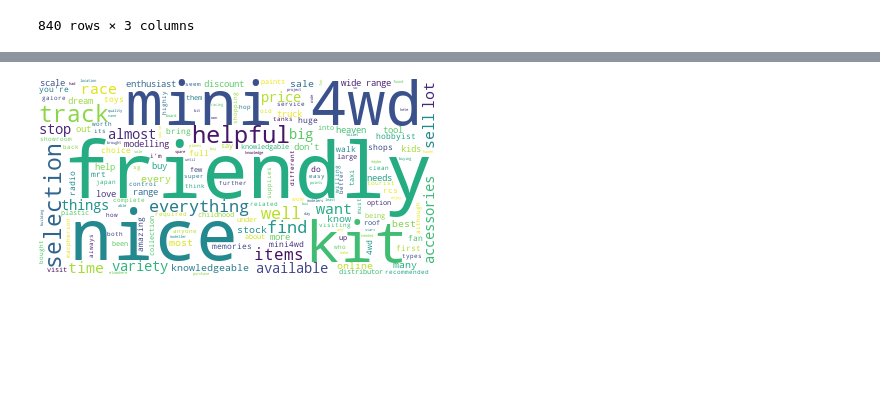
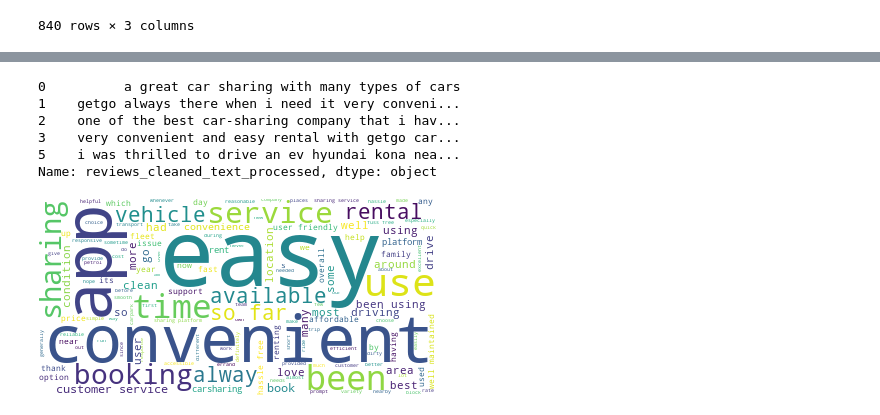
Before and after one commit to thejustinn/CarPricePrediction, a Jupyter notebook: Sentiment & Topic Modelling/Topic Modelling/Google Reviews Topic Modelling.ipynb, the cells around one changed output, grey strips where cells are left out. Saved outputs shown, nothing was run; the diff lists cells and outputs as text; code cells hidden in the pictures; blank space fills up the shorter version.

```diff
--- a/Sentiment & Topic Modelling/Topic Modelling/Google Reviews Topic Modelling.ipynb
+++ b/Sentiment & Topic Modelling/Topic Modelling/Google Reviews Topic Modelling.ipynb
@@ -135,26 +134,33 @@ import re
 
 # Remove punctuation
 reviews_cleaned['reviews_cleaned_text_processed'] = \
-reviews_cleaned['reviewBody'].map(lambda x: re.sub('[,\.!?]', '', x))
+reviews_cleaned['Review Text'].map(lambda x: re.sub('[,\.!?]', '', x))
 # Convert the titles to lowercase
 reviews_cleaned['reviews_cleaned_text_processed'] = \
 reviews_cleaned['reviews_cleaned_text_processed'].map(lambda x: x.lower())
 # Print out the first rows of papers
 reviews_cleaned['reviews_cleaned_text_processed'].head()
+# %% [output]
+0          a great car sharing with many types of cars
+1    getgo always there when i need it very conveni...
+2    one of the best car-sharing company that i hav...
+3    very convenient and easy rental with getgo car...
+5    i was thrilled to drive an ev hyundai kona nea...
+Name: reviews_cleaned_text_processed, dtype: object
 # %%
 # Import the wordcloud library
 from wordcloud import WordCloud
 
 # Join the different processed titles together.
 long_string = ','.join(list(reviews_cleaned['reviews_cleaned_text_processed'].values))
 # Create a WordCloud object
-wordcloud = WordCloud(stopwords=['great', 'good', 'recommend','staffs','parts','kits','like','stars','people','experience','let','english', 'however','then','stuff','only','or','very','than','also','singapore','could','would','an','asked','one','enough','u','just','has','on','were','hobby','thing','that','here','then','when','their','there','need','store','products','cars','all','rc','models','it','car','model','product','with','is','as','was','what','be','other','have','this','a','in','no','too','you','the','my', 'they', 'if', 'at', 'me', 'your', 'of', 'are', 'for', 'can', 'shop', 'not', 'i', 'get', 'but', 'to', 'and', 'from', 'tamiya', 'item', 'place', 'paint', 'really', 'quite', 'come', 'got', 'will', 'staff', 'even', 'still', 'play', 'tell', 'got', 'absolutely'],background_color="white", max_words=5000, contour_width=3, contour_color='steelblue')
+wordcloud = WordCloud(stopwords=['getgo', 'great', 'good', 'recommend','staffs','parts','kits','like','stars','people','experience','let','english', 'however','then','stuff','only','or','very','than','also','singapore','could','would','an','asked','one','enough','u','just','has','on','were','hobby','thing','that','here','then','when','their','there','need','store','products','cars','all','rc','models','it','car','model','product','with','is','as','was','what','be','other','have','this','a','in','no','too','you','the','my', 'they', 'if', 'at', 'me', 'your', 'of', 'are', 'for', 'can', 'shop', 'not', 'i', 'get', 'but', 'to', 'and', 'from', 'tamiya', 'item', 'place', 'paint', 'really', 'quite', 'come', 'got', 'will', 'staff', 'even', 'still', 'play', 'tell', 'got', 'absolutely'],background_color="white", max_words=5000, contour_width=3, contour_color='steelblue')
 # Generate a word cloud
 wordcloud.generate(long_string)
 # Visualize the word cloud
 wordcloud.to_image()
 # %% [output]
-[figure, old version]
+[figure, new version]
 # %%
 import gensim
 from gensim.utils import simple_preprocess
```
Also changed, not shown: parts of 6 cells of this notebook, 4 other files.
